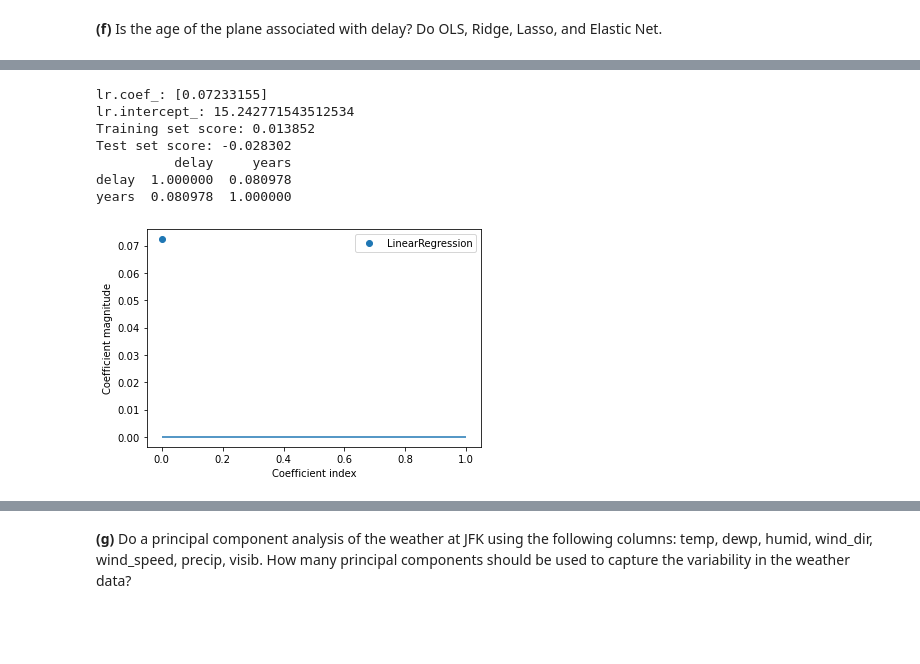
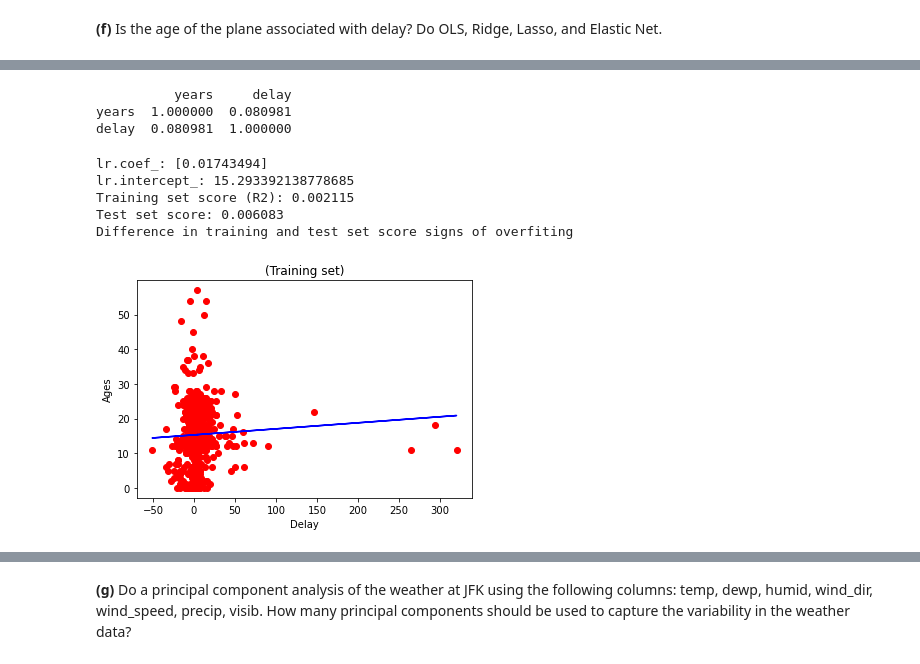
Before and after one commit to Beadhangerone/MAL, a Jupyter notebook: MAL1 Project 2022.ipynb, the cells around one changed output, grey strips where cells are left out. Saved outputs shown, nothing was run; the diff lists cells and outputs as text; code cells hidden in the pictures; blank space fills up the shorter version.

```diff
--- a/MAL1 Project 2022.ipynb
+++ b/MAL1 Project 2022.ipynb
@@ -615,38 +643,41 @@ X_train, X_test , y_train, y_test = train_test_split(X, y, test_size=0.5, random
+# %%
+# Correlation of years/delay
+
+print(planes_flights[['years','delay']].corr())
+# %% [output]
+          years     delay
+years  1.000000  0.080981
+delay  0.080981  1.000000
+# %%
+def plotRegression(X_train,y_train):
+    plt.scatter(X_train, y_train, color='red') # plotting the observation line
+    plt.plot(X_train, lr.predict(X_train), color='blue') # plotting the regression line
+    plt.title("(Training set)") # stating the title of the graph
+    plt.xlabel("Delay") # adding the name of x-axis
+    plt.ylabel("Ages") # adding the name of y-axis
+    plt.show() # specifies end of graph
 # %%
 ## OLS
+
+X = planes_flights['delay'].array.reshape(-1, 1)
+y = planes_flights['years']
+X_train, X_test , y_train, y_test = train_test_split(X, y, test_size=0.5, random_state=1)
+
 lr = LinearRegression()
 lr.fit(X_train, y_train)
 
 print("lr.coef_: {}".format(lr.coef_))
 print("lr.intercept_: {}".format(lr.intercept_))
+print("Training set score (R2): {:.6f}".format(lr.score(X_train, y_train)))
+print("Test set score: {:.6f}".format(lr.score(X_test, y_test)))
+print('Difference in training and test set score signs of overfiting')
 
-print("Training set score: {:.6f}".format(lr.score(X_train, y_train)))
-print("Test set score: {:.6f}".format(lr.score(X_test, y_test)))
-
-plt.plot(lr.coef_, 'o', label="LinearRegression")
-plt.xlabel("Coefficient index")
-plt.ylabel("Coefficient magnitude")
-plt.hlines(0, 0, len(lr.coef_))
-plt.legend()
-
-# regression plot using seaborn
-#fig = plt.figure(figsize=(15, 7))
-#sns.regplot(x=result.delay, y=result.years, color='blue', marker='+') #regression plot for all flights
-
-# Legend, title and labels.
-#plt.legend(labels=['Flights'])
-#plt.title('Relationship between average delay and plane age', size=24)
-#plt.xlabel('Arrival delay (min)', size=18)
-#plt.ylabel('Age (years)', size=18);
-
-print(result[['delay','years']].corr())
-#0.080978
+## making graph
+plotRegression(X_train,y_train)
 # %% [output]
-lr.coef_: [0.07233155]
-lr.intercept_: 15.242771543512534
-Training set score: 0.013852
-Test set score: -0.028302
-          delay     years
-delay  1.000000  0.080978
-years  0.080978  1.000000
+lr.coef_: [0.01743494]
+lr.intercept_: 15.293392138778685
+Training set score (R2): 0.002115
+Test set score: 0.006083
+Difference in training and test set score signs of overfiting
-[figure, old version]
+[figure, new version]
```
Also changed, not shown: parts of 57 cells of this notebook, 1 other file.
